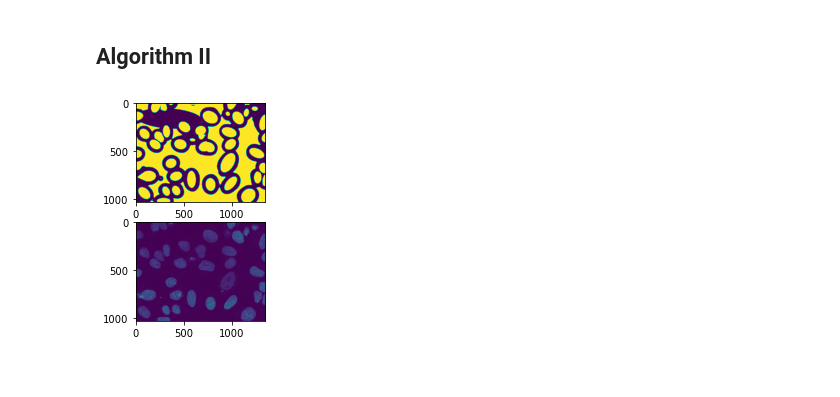
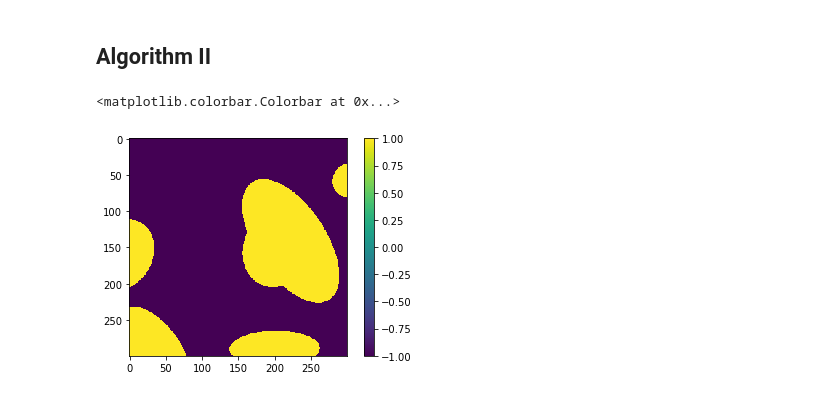
Before and after one commit to Jacob-Relle/MIP-Projekt, a Jupyter notebook: Project.ipynb, the cells around one changed output. Drawn from its saved outputs; the diff is of its cells as text; code cells hidden in the pictures.

Commit message:
Schritte 1 und zwei implementiert
Kleine Änderung in Alg 2 betrachte pixel anzahl für c nicht anzahl an fragmenten.

```diff
--- a/Project.ipynb
+++ b/Project.ipynb
@@ -20,9 +14,6 @@ from skimage import filters
 from tqdm import tqdm
 
 from cvxopt import solvers, matrix, div, log, exp, mul
-# %%
-#get image and define the image space
-image = plt.imread('../images/dna-images/gnf/dna-1.png')[...,0]
 # %% [markdown]
 ## Algorithm I
 # %%
@@ -99,3 +89,0 @@ def generate_fragments(img,std_dev,int_threshold,min_seed_dist,max_search_depth,
-# %%
-#testing Alg I
-Omega,S = generate_fragments(image,16,0.01,20,2,100)
@@ -251,6 +257,7 @@ def global_solution(f,alpha,Omega,S):
     V = set()
     Z = set(S)
     f_used = np.copy(f)
+    regions = regionprops(Omega)
     #First Loop over copy of Omega
     for Zk in S:
         V = V.union(Zk)
@@ -259,10 +266,13 @@ def global_solution(f,alpha,Omega,S):
         #Loop over number of Subgraphs in S
         for k in range(n):
             #Set intersection length
-            Zk_V = len(V.intersection(set(S[k])))
+            Zk_V_labels = V.intersection(set(S[k]))
+            Zk_V_area = 0
+            for label in Zk_V_labels:
+                Zk_V_area += regions[label-1].area
             #Set c if intersection is non empty
-            if  Zk_V !=0:
-                c[k] = (f[k] + alpha) / Zk_V
+            if  Zk_V_area !=0:
+                c[k] = (f[k] + alpha) / Zk_V_area
             #Else set it to nan to ignore it
             else:
                 c[k] = np.nan
@@ -299,36 +309,34 @@ def global_solution(f,alpha,Omega,S):
                     u -= v
                     u[k_prim] = 1
         #make f equal to nan for the used region
-        f_used[k_prim]=np.nan
+        f_used[k_prim] = np.nan
         Z -= {S[k_prim]}
     return u
-# %%
-u = global_solution(f, alpha, Omega, Z)
-segmentation = np.zeros_like(image)
-for k in range(len(u)):
-    if u[k]==1:
-        regions = []
-        for i in Z[k]:
-            regions.append(regionprops(Omega)[i-1])
-        n = len(regions)
-        area = 0
-        sub_img = np.zeros_like(Omega, dtype = bool)
-        for reg in regions:
-            area += reg.area
-            sub_img += Omega == reg.label
-        coords = regions[0].coords
-        for i in range(1, n):
-            coords = np.append(coords, regions[i].coords, axis = 0)
-        delta_s = matrix(np.array([[x[0]**2, x[1]**2, 2*x[0]*x[1], x[0], x[1], 1] for x in coords]), (area, 6))
-        s = delta_s * theta[k,:].T
-        for i,pixel in enumerate(coords ,start= 0):
-            if s[i]>=0:
-                segmentation[pixel[0],pixel[1]] = 1
-
-fig = plt.figure()
-ax = fig.add_subplot(2, 1, 1)
-imgplot = plt.imshow(segmentation)
-ax = fig.add_subplot(2, 1, 2)
-imgplot = plt.imshow(image)
-# %% [output]
-[figure, removed]
+# %%
+def segmented(Omega, image, f, theta, Z):
+    alpha = np.median(f)
+    u = global_solution(f, alpha, Omega, Z)
+    coords = [(x[0], x[1]) for x in np.ndindex(image.shape)]
+    delta_s = matrix(np.array([[x[0]**2, x[1]**2, 2*x[0]*x[1], x[0], x[1], 1] for x in coords]),(len(coords),6))
+    for k in range(len(u)):
+        if u[k]==1:
+            s_k = delta_s * theta[k,:].T
+            try:
+                s = np.maximum(s,s_k)
+            except:
+                s = s_k
+    s = np.reshape(s,image.shape)
+    s[s>0] = 1
+    s[s<0] = -1
+    return s
+# %%
+image = plt.imread('images/dna-images/gnf/dna-0.png')[200:500,200:500,0]
+Omega,S = generate_fragments(image,16,0.01,20,2,100, background = 60)
+image = gaussian_filter(image,16)
+f, theta = Solv(Omega, image, S)
+segmentation = segmented(Omega, image, f, theta, list(S))
+plt.imshow(segmentation)
+plt.colorbar()
+# %% [output]
+<matplotlib.colorbar.Colorbar at 0x...>
+[figure, added]
```
Also changed, not shown: parts of 14 cells of this notebook, 3 other files.
